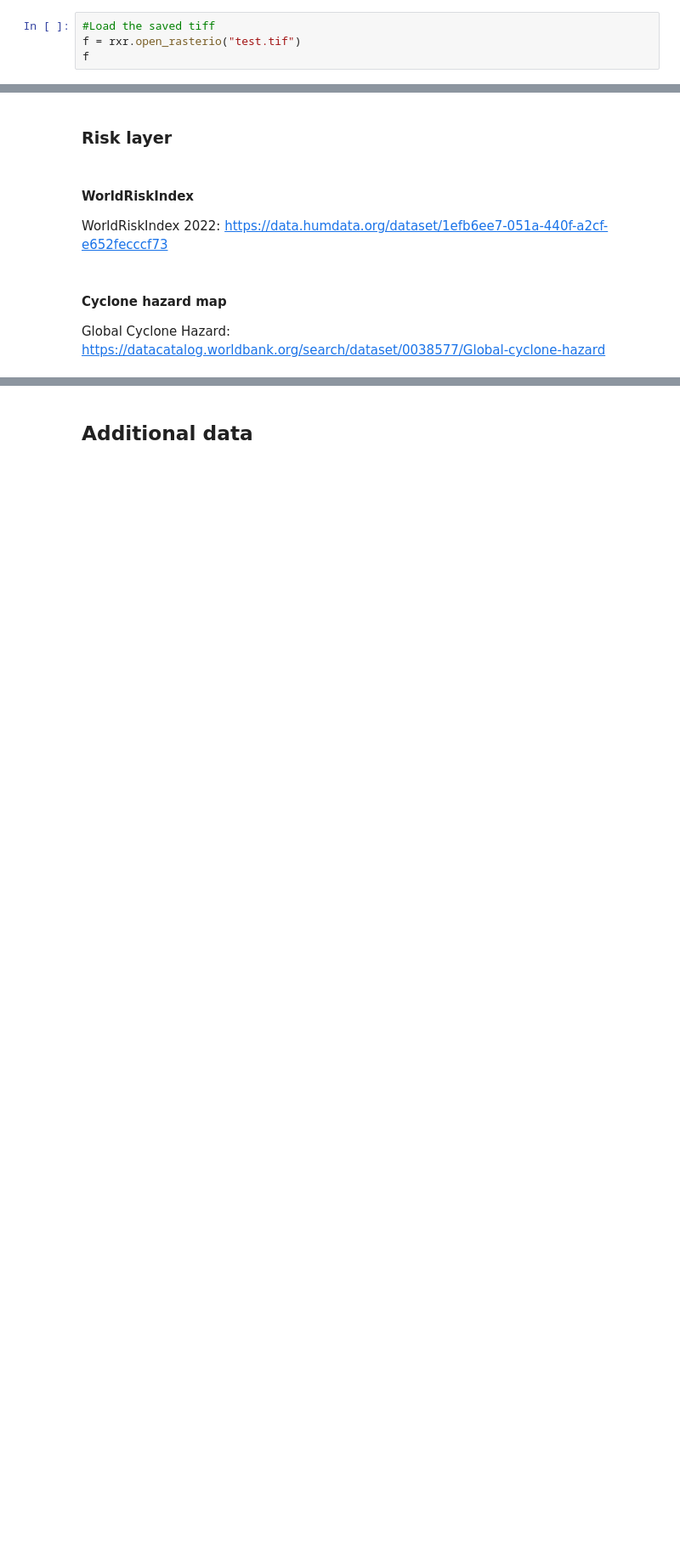
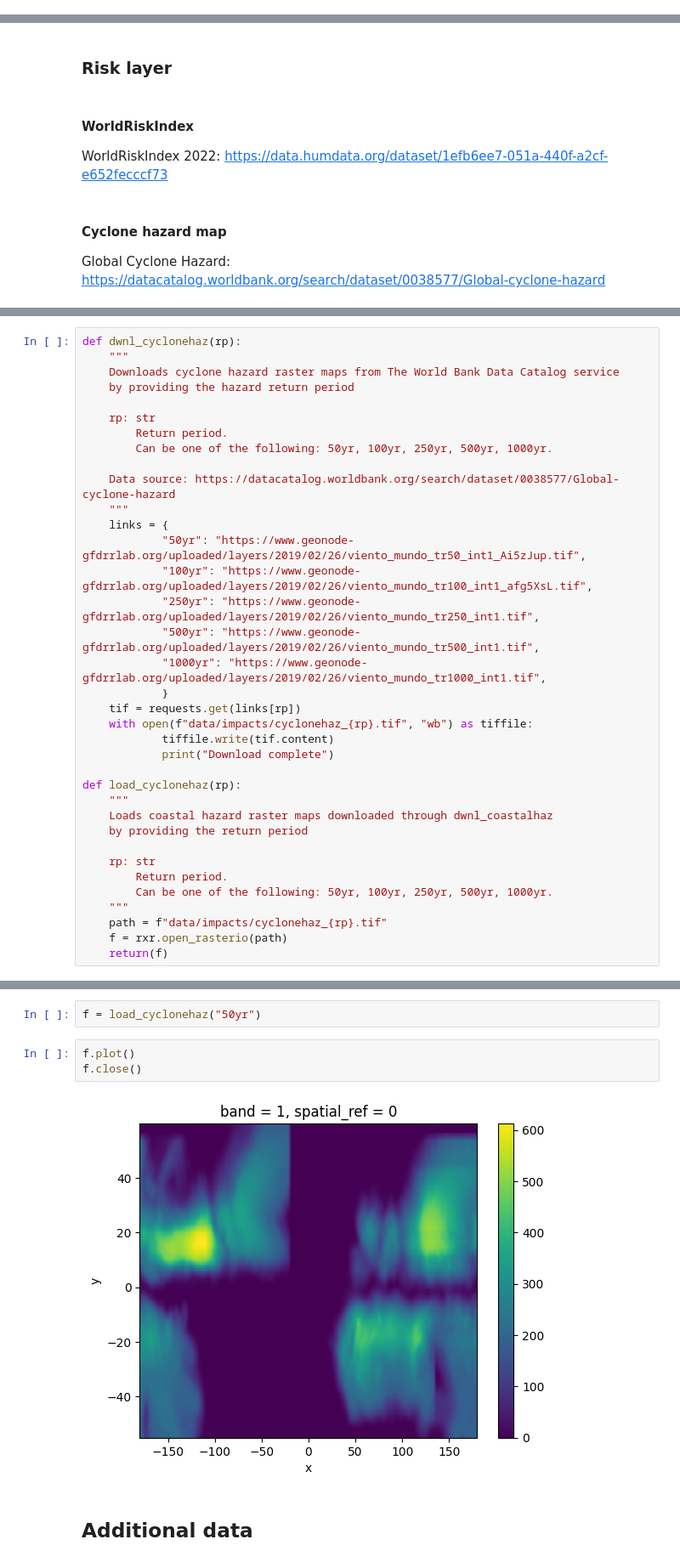
Before and after one commit to ECMWFCode4Earth/TropiDash, a Jupyter notebook: notebooks-examples-trials/access-necessary-data.ipynb, the cells around one changed output, grey strips where cells are left out. Shown at 85% size. Saved outputs shown, nothing was run; the diff lists cells and outputs as text; blank space fills up the shorter version.

```diff
--- a/notebooks-examples-trials/access-necessary-data.ipynb
+++ b/notebooks-examples-trials/access-necessary-data.ipynb
@@ -199,4 +276,0 @@ with open("test.tif", "wb") as tiffile:
-# %%
-#Load the saved tiff
-f = rxr.open_rasterio("test.tif")
-f
@@ -229,0 +350,36 @@ Global Cyclone Hazard: https://datacatalog.worldbank.org/search/dataset/0038577/
+# %%
+def dwnl_cyclonehaz(rp):
+    """
+    Downloads cyclone hazard raster maps from The World Bank Data Catalog service
+    by providing the hazard return period
+
+    rp: str
+        Return period.
+        Can be one of the following: 50yr, 100yr, 250yr, 500yr, 1000yr.
+
+    Data source: https://datacatalog.worldbank.org/search/dataset/0038577/Global-cyclone-hazard
+    """
+    links = {
+            "50yr": "https://www.geonode-gfdrrlab.org/uploaded/layers/2019/02/26/viento_mundo_tr50_int1_Ai5zJup.tif",
+            "100yr": "https://www.geonode-gfdrrlab.org/uploaded/layers/2019/02/26/viento_mundo_tr100_int1_afg5XsL.tif",
+            "250yr": "https://www.geonode-gfdrrlab.org/uploaded/layers/2019/02/26/viento_mundo_tr250_int1.tif",
+            "500yr": "https://www.geonode-gfdrrlab.org/uploaded/layers/2019/02/26/viento_mundo_tr500_int1.tif",
+            "1000yr": "https://www.geonode-gfdrrlab.org/uploaded/layers/2019/02/26/viento_mundo_tr1000_int1.tif",
+            }
+    tif = requests.get(links[rp])
+    with open(f"data/impacts/cyclonehaz_{rp}.tif", "wb") as tiffile:
+            tiffile.write(tif.content)
+            print("Download complete")
+
+def load_cyclonehaz(rp):
+    """
+    Loads coastal hazard raster maps downloaded through dwnl_coastalhaz
+    by providing the return period
+
+    rp: str
+        Return period.
+        Can be one of the following: 50yr, 100yr, 250yr, 500yr, 1000yr.
+    """
+    path = f"data/impacts/cyclonehaz_{rp}.tif"
+    f = rxr.open_rasterio(path)
+    return(f)
@@ -230,3 +392,10 @@ Global Cyclone Hazard: https://datacatalog.worldbank.org/search/dataset/0038577/
+# %%
+f = load_cyclonehaz("50yr")
+# %%
+f.plot()
+f.close()
+# %% [output]
+[figure, added]
 # %% [markdown]
 ## Additional data
 # %% [markdown]
```
Also changed, not shown: parts of 20 cells of this notebook, 23 other files.
